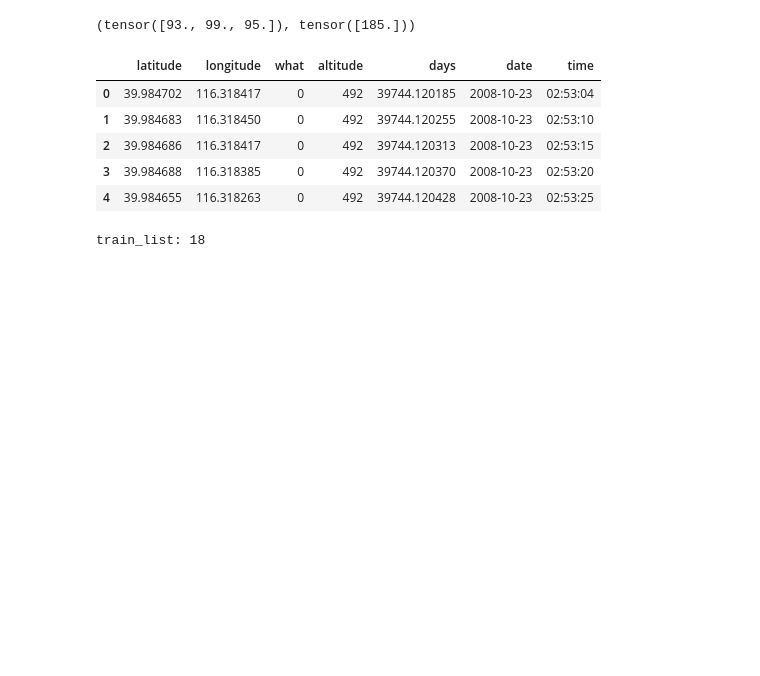
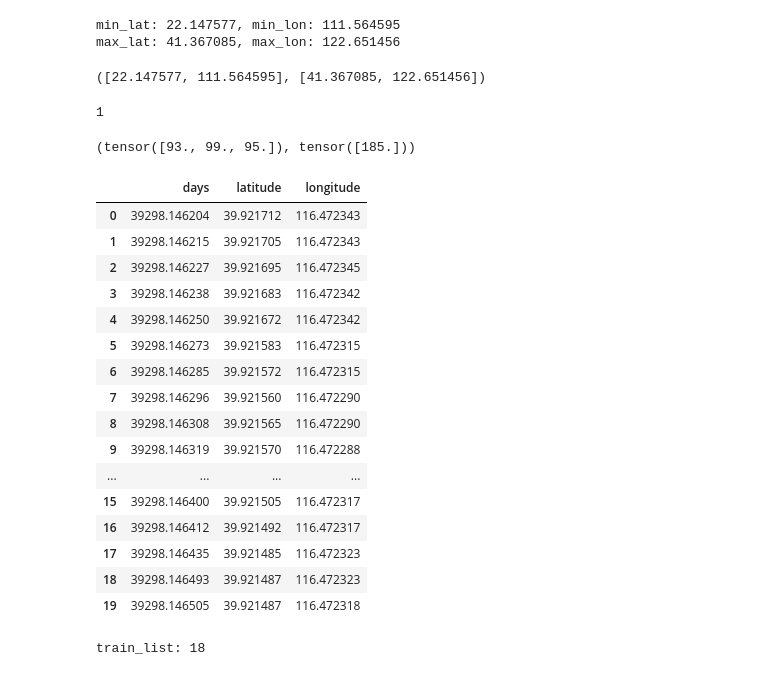
Before and after one commit to shkoma/geolife_timehetnet, a Jupyter notebook: data/geolife/preprocess.ipynb, the cells around one changed output. Drawn from its saved outputs; the diff is of its cells as text; code cells hidden in the pictures; blank space fills up the shorter version.

```diff
--- a/data/geolife/preprocess.ipynb
+++ b/data/geolife/preprocess.ipynb
@@ -0,0 +393,8 @@
+# %%
+from valid_minmax_location import get_minmax_location
+
+get_minmax_location()
+# %% [output]
+min_lat: 22.147577, min_lon: 111.564595
+max_lat: 41.367085, max_lon: 122.651456
+([22.147577, 111.564595], [41.367085, 122.651456])
@@ -1,3 +436,9 @@
+# %%
+import numpy as np
+
+np.array(0).size
+# %% [output]
+1
 # %%
 # Dataset 은 샘플과 정답(label)을 저장하고,
 # DataLoader 는 Dataset 을 샘플에 쉽게 접근할 수 있도록 순회 가능한 객체(iterable)로 감쌉니다.
@@ -32,24 +473,34 @@ customData.__getitem__(1)
 # %%
 import os
 import pandas as pd
 
+index = 10
 data_dir = 'Data/'
 csv_dir = 'csv/'
 csv_extension = '.csv'
 user_path_list = os.listdir(data_dir)
-
-
-csv_path = os.path.join(data_dir, user_path_list[0], csv_dir)
-user_file = csv_path + user_path_list[0] + '.csv'
+csv_path = os.path.join(data_dir, user_path_list[index], csv_dir)
+user_file = csv_path + user_path_list[index] + '.csv'
 df = pd.read_csv(user_file)
-df.head()
+df[["days","latitude", "longitude"]].head(20)
 # %% [output]
-|  | latitude | longitude | what | altitude | days | date | time |
-| 0 | 39.984702 | 116.318417 | 0 | 492 | 39744.120185 | 2008-10-23 | 02:53:04 |
-| 1 | 39.984683 | 116.318450 | 0 | 492 | 39744.120255 | 2008-10-23 | 02:53:10 |
-| 2 | 39.984686 | 116.318417 | 0 | 492 | 39744.120313 | 2008-10-23 | 02:53:15 |
-| 3 | 39.984688 | 116.318385 | 0 | 492 | 39744.120370 | 2008-10-23 | 02:53:20 |
-| 4 | 39.984655 | 116.318263 | 0 | 492 | 39744.120428 | 2008-10-23 | 02:53:25 |
+|  | days | latitude | longitude |
+| 0 | 39298.146204 | 39.921712 | 116.472343 |
+| 1 | 39298.146215 | 39.921705 | 116.472343 |
+| 2 | 39298.146227 | 39.921695 | 116.472345 |
+| 3 | 39298.146238 | 39.921683 | 116.472342 |
+| 4 | 39298.146250 | 39.921672 | 116.472342 |
+| 5 | 39298.146273 | 39.921583 | 116.472315 |
+| 6 | 39298.146285 | 39.921572 | 116.472315 |
+| 7 | 39298.146296 | 39.921560 | 116.472290 |
+| 8 | 39298.146308 | 39.921565 | 116.472290 |
+| 9 | 39298.146319 | 39.921570 | 116.472288 |
+| ... | ... | ... | ... |
+| 15 | 39298.146400 | 39.921505 | 116.472317 |
+| 16 | 39298.146412 | 39.921492 | 116.472317 |
+| 17 | 39298.146435 | 39.921485 | 116.472323 |
+| 18 | 39298.146493 | 39.921487 | 116.472323 |
+| 19 | 39298.146505 | 39.921487 | 116.472318 |
 # %%
 import os
 import pandas as pd
```
Also changed, not shown: parts of 16 cells of this notebook, 5 other files.
